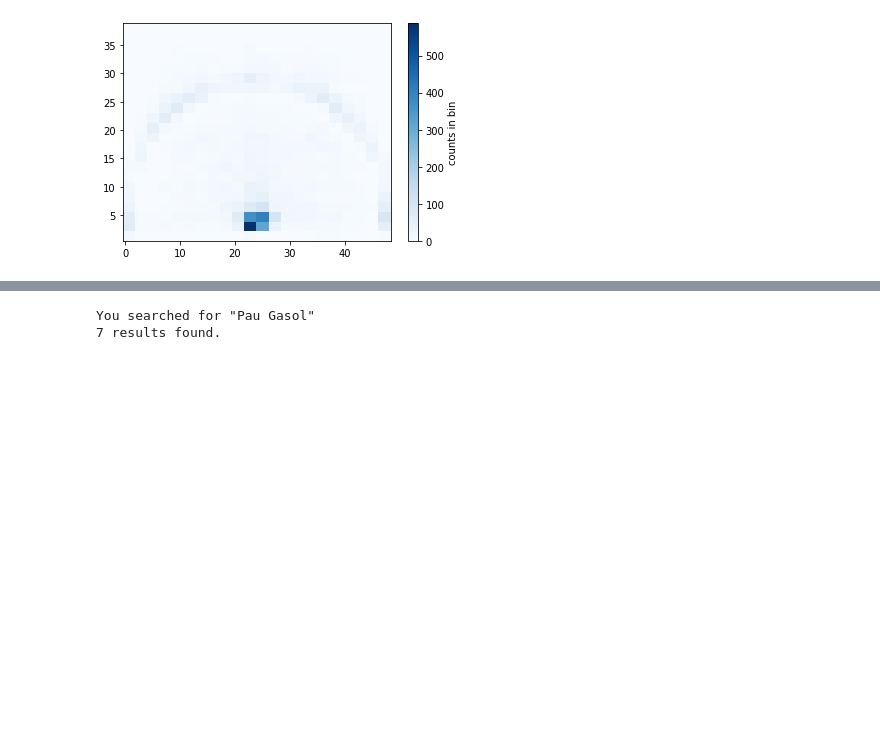
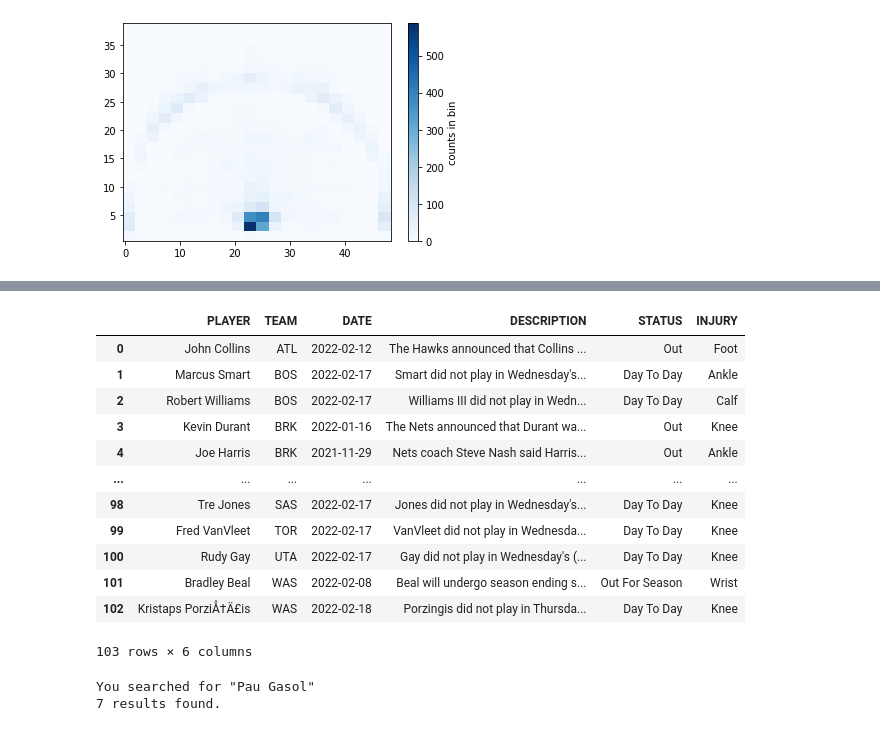
Before and after one commit to sejaldua/sports-analytics, a Jupyter notebook: 04-crunch-time/package_methods.ipynb, the cells around one changed output, grey strips where cells are left out. Drawn from its saved outputs; the diff is of its cells as text; code cells hidden in the pictures; blank space fills up the shorter version.

```diff
--- a/04-crunch-time/package_methods.ipynb
+++ b/04-crunch-time/package_methods.ipynb
@@ -552 +370,18 @@ s
+# %%
+df = get_injury_report()
+df
+# %% [output]
+|  | PLAYER | TEAM | DATE | DESCRIPTION | STATUS | INJURY |
+| 0 | John Collins | ATL | 2022-02-12 | The Hawks announced that Collins ... | Out | Foot |
+| 1 | Marcus Smart | BOS | 2022-02-17 | Smart did not play in Wednesday's... | Day To Day | Ankle |
+| 2 | Robert Williams | BOS | 2022-02-17 | Williams III did not play in Wedn... | Day To Day | Calf |
+| 3 | Kevin Durant | BRK | 2022-01-16 | The Nets announced that Durant wa... | Out | Knee |
+| 4 | Joe Harris | BRK | 2021-11-29 | Nets coach Steve Nash said Harris... | Out | Ankle |
+| ... | ... | ... | ... | ... | ... | ... |
+| 98 | Tre Jones | SAS | 2022-02-17 | Jones did not play in Wednesday's... | Day To Day | Knee |
+| 99 | Fred VanVleet | TOR | 2022-02-17 | VanVleet did not play in Wednesda... | Day To Day | Knee |
+| 100 | Rudy Gay | UTA | 2022-02-17 | Gay did not play in Wednesday's (... | Day To Day | Knee |
+| 101 | Bradley Beal | WAS | 2022-02-08 | Beal will undergo season ending s... | Out For Season | Wrist |
+| 102 | Kristaps PorziÅ†Ä£is | WAS | 2022-02-18 | Porzingis did not play in Thursda... | Day To Day | Knee |
+103 rows × 6 columns
 # %%
```
Also changed, not shown: parts of 27 cells of this notebook.
